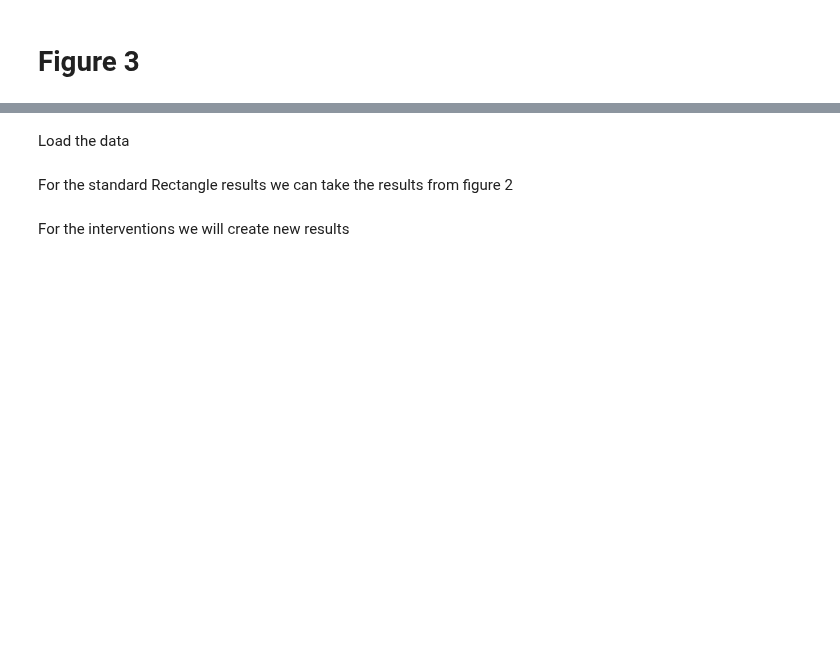
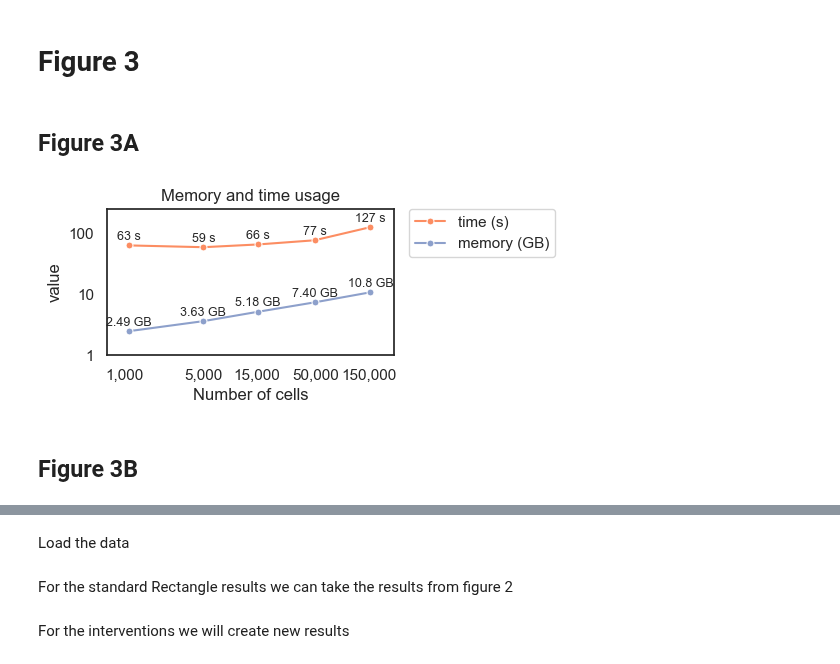
Before and after one commit to ComputationalBiomedicineGroup/rectangle_paper, a Jupyter notebook: notebooks/figure_3.ipynb, the cells around one changed output, grey strips where cells are left out. Cells and saved outputs as stored; diff of their text form; code cells hidden in the pictures; blank space fills up the shorter version.

```diff
--- a/notebooks/figure_3.ipynb
+++ b/notebooks/figure_3.ipynb
@@ -13,0 +12,68 @@ import helper
+# %% [markdown]
+## Figure 3A
+# %%
+runtimes_rectangle = pd.read_csv('../data/fig3/rectangle_runtime.csv', index_col=0)
+memory_rectangle = pd.read_csv('../data/fig3/rectangle_memory.csv', index_col=0)
+memory_rectangle['memory'] = memory_rectangle['memory'] / 1024
+#avg per n_cells
+runtimes_rectangle = runtimes_rectangle.groupby('n_cells').mean().reset_index()
+# %%
+df_combined = pd.merge(runtimes_rectangle, memory_rectangle, on='n_cells')
+# %%
+import seaborn as sns
+import matplotlib.pyplot as plt
+import numpy as np
+
+sns.set_theme(style="white")
+plt.figure(figsize=(5.5, 2.5))
+
+colors = ["#FC8D62","#8DA0CB"]
+# Both lineplots
+ax = sns.lineplot(data=df_combined, x='n_cells', y='time', marker='o', markersize=5, label='time (s)', color=colors[0])
+ax = sns.lineplot(data=df_combined, x='n_cells', y='memory', marker='o', markersize=5, label='memory (GB)', color=colors[1])
+
+# Set logarithmic scale for both axes
+plt.xscale('log')
+plt.yscale('log')
+
+# Print y values above each marker with an offset to avoid overlapping
+for i in range(len(df_combined)):
+    time_value = df_combined['time'][i]
+    memory_value = df_combined['memory'][i]
+    n_cells = df_combined['n_cells'][i]
+
+    # Add an offset to the position of the text
+    ax.text(n_cells, time_value * 1.1, f"{int(time_value)} s", fontsize=9, ha='center', va='bottom')  # Time values
+    ax.text(n_cells, memory_value * 1.1, f"{str(memory_value)[:4]} GB", fontsize=9, ha='center', va='bottom')  # Memory values
+
+# Custom ticks and labels for the x and y axes
+ax.set_xticks([1000,5000, 15000, 50000, 150000])
+ax.set_yticks([1, 10, 100])
+ax.set_xticklabels(['1,000','5,000', '15,000', '50,000', '150,000'])
+ax.set_yticklabels(['1', '10', '100'])
+
+# Set y-axis limits
+ax.set_ylim(bottom=1, top=250)
+ax.set_xlim(left=700, right=250000)
+
+# Labels and layout
+plt.xlabel('Number of cells')
+plt.ylabel('value')
+#title for the plot
+plt.title('Memory and time usage')
+
+
+# Move legend to the right
+legend = plt.legend(loc='upper left', bbox_to_anchor=(1.05, 1), borderaxespad=0.)
+
+# legend labels
+plt.tight_layout()
+# save
+plt.savefig('../figures/fig3a_rectangle_benchmark.pdf')
+
+# Show the plot
+plt.show()
+# %% [output]
+[figure, added]
+# %% [markdown]
+## Figure 3B
```
Also changed, not shown: parts of 5 cells of this notebook, 3 other files.
